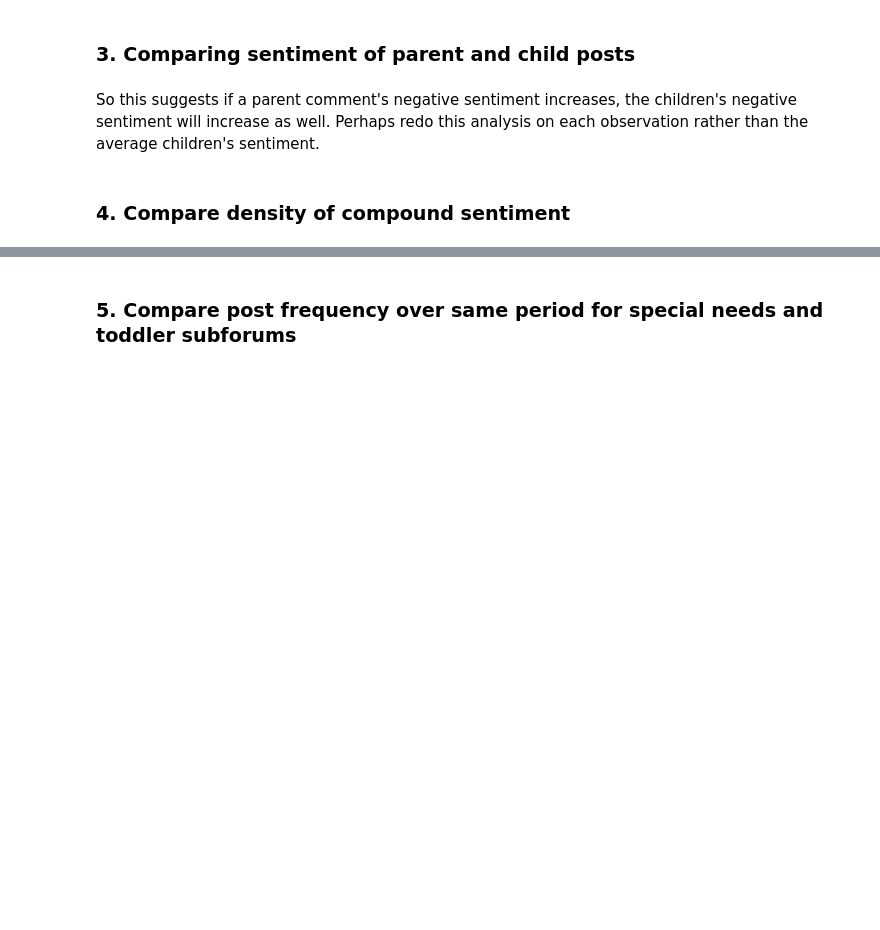
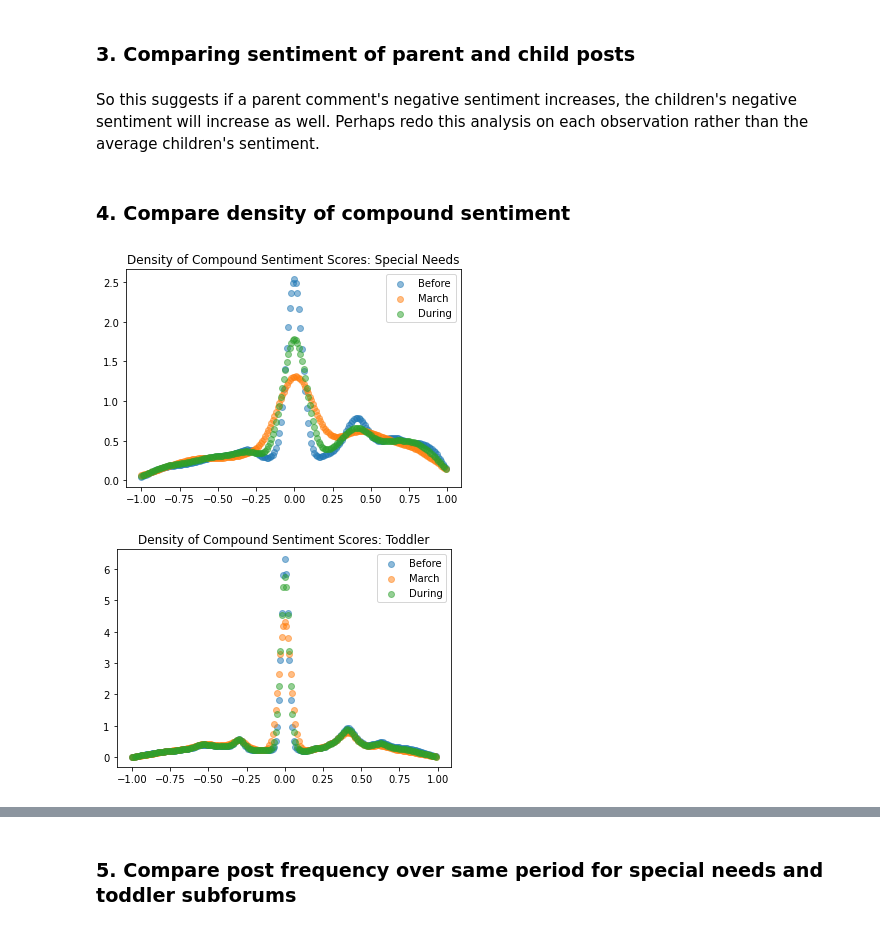
Before and after one commit to mwhuhn/forum-sentiment-old, a Jupyter notebook: 2.1-Sentiment-Analyze_Scores.ipynb, the cells around one changed output, grey strips where cells are left out. Drawn from its saved outputs; the diff is of its cells as text; code cells hidden in the pictures; blank space fills up the shorter version.

```diff
--- a/2.1-Sentiment-Analyze_Scores.ipynb
+++ b/2.1-Sentiment-Analyze_Scores.ipynb
@@ -264,15 +332,19 @@ So this suggests if a parent comment's negative sentiment increases, the childre
 # %% [markdown]
 ### 4. Compare density of compound sentiment
 # %%
-for df in [sn_sub, td_sub]:
+for name, df in {"Special Needs":sn_sub, "Toddler":td_sub}.items():
     density_before = kde.gaussian_kde(df["compound_sentiment"][df['before']])
     density_march = kde.gaussian_kde(df["compound_sentiment"][df['march']])
     density_during = kde.gaussian_kde(df["compound_sentiment"][df['during']])
     x = np.arange(-1.0, 1.0, 0.01)
     plt.scatter(x, density_before(x), alpha=0.5, label="Before")
     plt.scatter(x, density_march(x), alpha=0.5, label="March")
     plt.scatter(x, density_during(x), alpha=0.5, label="During")
     plt.legend(loc="upper right")
+    plt.title('Density of Compound Sentiment Scores: {}'.format(name))
     plt.show()
+# %% [output]
+[figure, added]
+[figure, added]
 # %%
 size = 3
```
Also changed, not shown: parts of 18 cells of this notebook, 5 other files.
